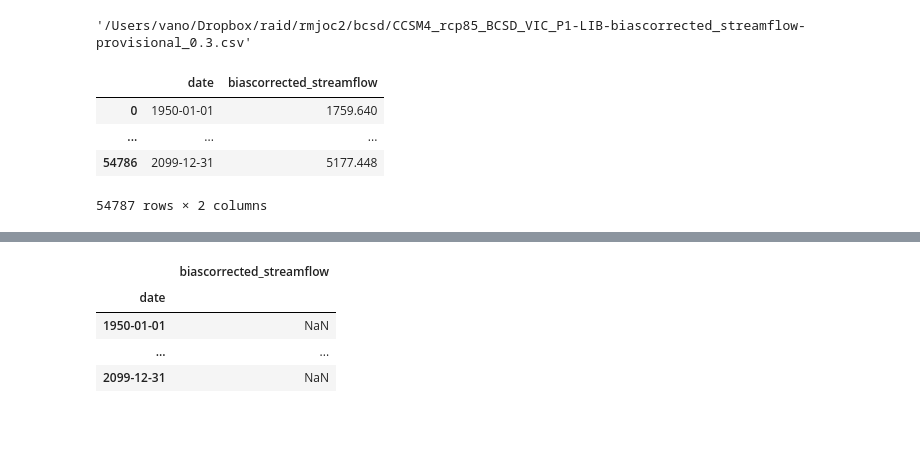
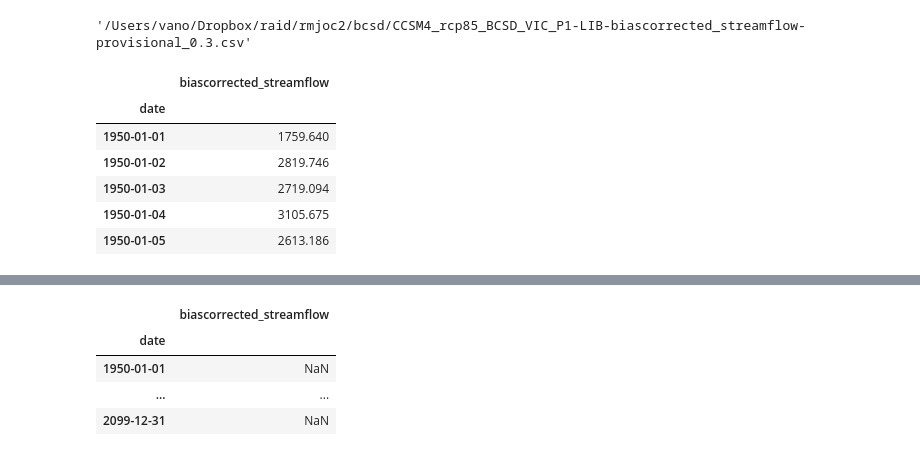
Before and after one commit to julievano/storyline_plots, a Jupyter notebook: notebooks/storylines_metrics_libby.ipynb, the cells around one changed output, grey strips where cells are left out. Drawn from its saved outputs; the diff is of its cells as text; code cells hidden in the pictures; blank space fills up the shorter version.

```diff
--- a/notebooks/storylines_metrics_libby.ipynb
+++ b/notebooks/storylines_metrics_libby.ipynb
@@ -6,16 +6,15 @@ import numpy as np
 import pandas as pd
 from datetime import date
 
-pd.set_option('display.max_rows', 3)
+pd.set_option('display.max_rows', 10)
 # %%
 #Location of files
-filepath = '/Users/vano/Dropbox/raid/rmjoc2/nrni/%s.csv'
-location = 'NRNI_Flows_1929-2008_Corrected_08-2016'
+filepath = '/Users/vano/Dropbox/raid/rmjoc2/%s.csv'
+location = 'nrni/NRNI_Flows_1929-2008_Corrected_08-2016'
 filepath%location
 
-filepath2 = '/Users/vano/Dropbox/raid/rmjoc2/bcsd/%s.csv'
-location2 = 'CCSM4_rcp85_BCSD_VIC_P1-LIB-biascorrected_streamflow-provisional_0.3'
-filepath2%location2
+location2 = 'bcsd/CCSM4_rcp85_BCSD_VIC_P1-LIB-biascorrected_streamflow-provisional_0.3'
+filepath%location2
 
 #Joe (eventually): what is the best way to do a remote path - for example, the files I'd like to use are at
 #hydra:/raid3/oriana/bpa/future/VIC/calib_inverse/bcsd/{GCM}/{RCP}/deliverables/
@@ -24,14 +23,15 @@ filepath2%location2
 # %%
 df = pd.read_csv(filepath%(location), skiprows=range(1, 7), usecols=range(1,199))
 nrni=df['LIB5N']
 
-df2 = pd.read_csv(filepath2%(location2),header=35)
-#Joe: is there a way this could be done automatically without setting the header??  Skip_blank_lines=True didn't seem to help.
+df2 = pd.read_csv(filepath%(location2), comment='#', index_col=0, parse_dates=True)
 fut=df2['biascorrected_streamflow']
-df2
+df2.head()
 # %% [output]
-|  | date | biascorrected_streamflow |
-| 0 | 1950-01-01 | 1759.640 |
-| ... | ... | ... |
-| 54786 | 2099-12-31 | 5177.448 |
+|  | biascorrected_streamflow |
+| date |  |
+| 1950-01-01 | 1759.640 |
+| 1950-01-02 | 2819.746 |
+| 1950-01-03 | 2719.094 |
+| 1950-01-04 | 3105.675 |
+| 1950-01-05 | 2613.186 |
-54787 rows × 2 columns
```
Also changed, not shown: parts of 24 cells of this notebook, 1 other file.
